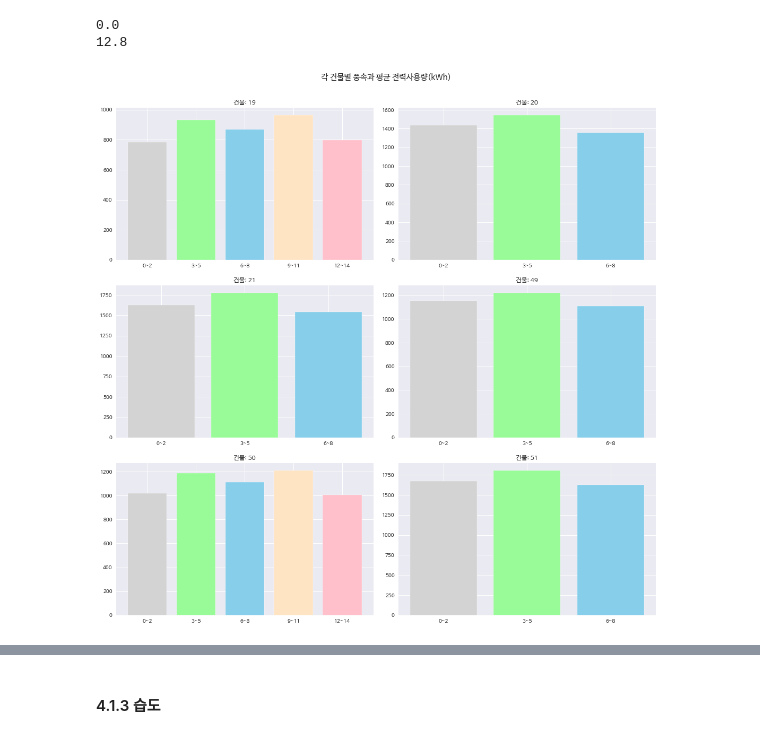
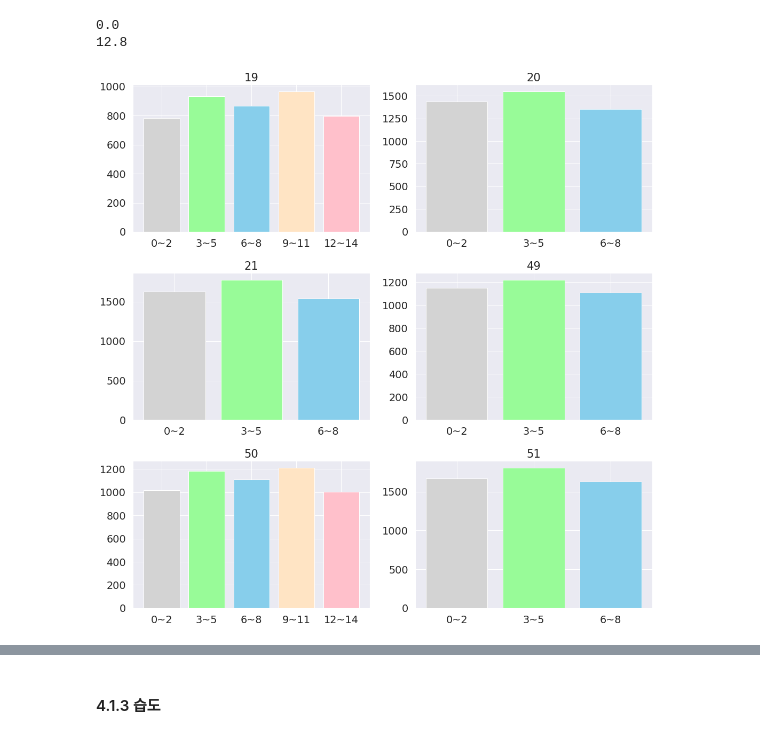
Before and after one commit to sandropark/Aiffel, a Jupyter notebook: datathon/번개의호흡_데이터톤_ipynb.ipynb, the cells around one changed output, grey strips where cells are left out. Saved outputs shown, nothing was run; the diff lists cells and outputs as text; code cells hidden in the pictures.

```diff
--- a/datathon/번개의호흡_데이터톤_ipynb.ipynb
+++ b/datathon/번개의호흡_데이터톤_ipynb.ipynb
@@ -180,6 +159,7 @@ train['day'] = train['date_time'].dt.day
 train['month'] = train['date_time'].dt.month
 train['hour'] = train['date_time'].dt.hour
 train['weekday'] = train['date_time'].dt.weekday # 0-월요일
+train['dayofyear'] = train['date_time'].dt.dayofyear
 
 train.head()
 # %% [output]
@@ -521,11 +463,3 @@ cluster_3.loc[(cluster_3['기온']>=29)&(cluster_3['기온']<34), '기온_c']='2
 cluster_3.loc[(cluster_3['기온']>=24)&(cluster_3['기온']<29), '기온_c']='24~28'
 cluster_3.loc[(cluster_3['기온']>=19)&(cluster_3['기온']<24), '기온_c']='19~23'
 cluster_3.loc[cluster_3['기온']<19, '기온_c']='14~18'
-# %%
-# 기온 분포 확인
-data = pd.concat([cluster_3['전력사용량'], cluster_3['기온_c']], axis=1)
-f, ax = plt.subplots(figsize=(10, 8))
-fig = sns.boxplot(x='기온_c', y="전력사용량", data=data)
-plt.xlabel('temperature')
-plt.ylabel('target')
-plt.show()
@@ -533,0 +466,16 @@ plt.show()
+# %%
+# 기온
+fig = plt.figure(figsize = (15 ,15))
+
+nums = cluster_3['num'].unique()
+
+colors = ['lightgrey', 'palegreen', 'skyblue', 'bisque', 'pink']
+
+for idx,num in enumerate(nums):
+    df = cluster_3[cluster_3.num==num]
+    df_counts = df.groupby('기온_c')['전력사용량'].mean()
+    ax = fig.add_subplot(3,2,idx+1)
+    ax.bar(df['기온_c'].unique(), df_counts, color=colors)
+    ax.set_title(f'{num}')
+plt.tight_layout()
+plt.show()
@@ -550,20 +500,18 @@ cluster_3.loc[cluster_3['풍속']<3, '풍속_b']='0~2'
 # %%
 # 풍속
 fig = plt.figure(figsize = (15 ,15))
-plt.title("각 건물별 풍속과 평균 전력사용량(kWh)", fontsize=15, y=1.05)
-plt.axis('off')
 
 nums = cluster_3['num'].unique()
 
 colors = ['lightgrey', 'palegreen', 'skyblue', 'bisque', 'pink']
 
 for idx,num in enumerate(nums):
     df = cluster_3[cluster_3.num==num]
     df_counts = df.groupby('풍속_b')['전력사용량'].mean()
     ax = fig.add_subplot(3,2,idx+1)
     ax.bar(df['풍속_b'].unique(), df_counts, color=colors)
-    ax.set_title(f'건물: {num}')
+    ax.set_title(f'{num}')
 plt.tight_layout()
 plt.show()
 # %% [output]
-[figure, old version]
+[figure, new version]
```
Also changed, not shown: parts of 37 cells of this notebook.
